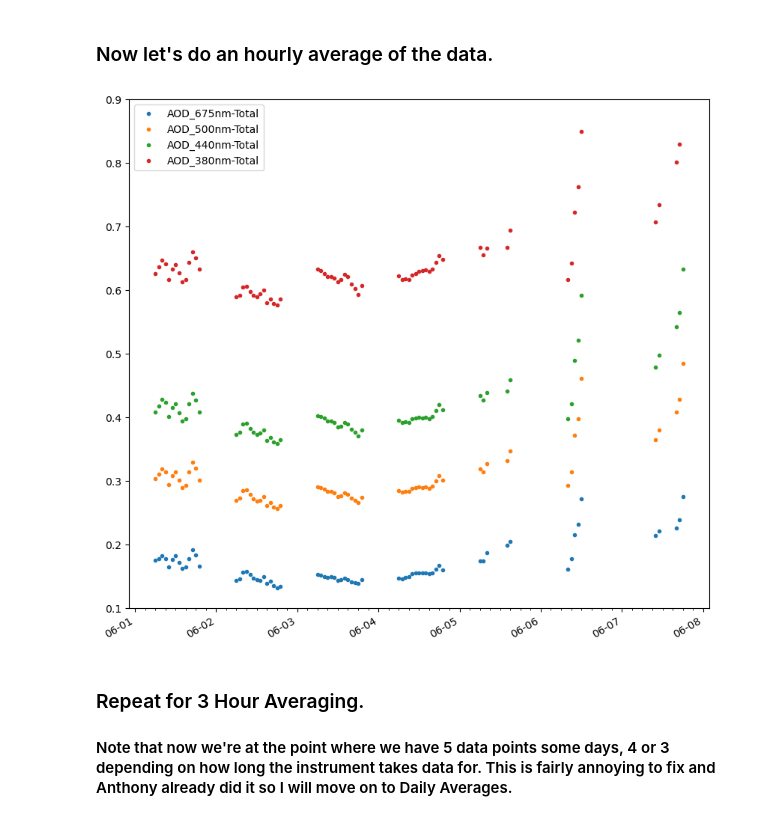
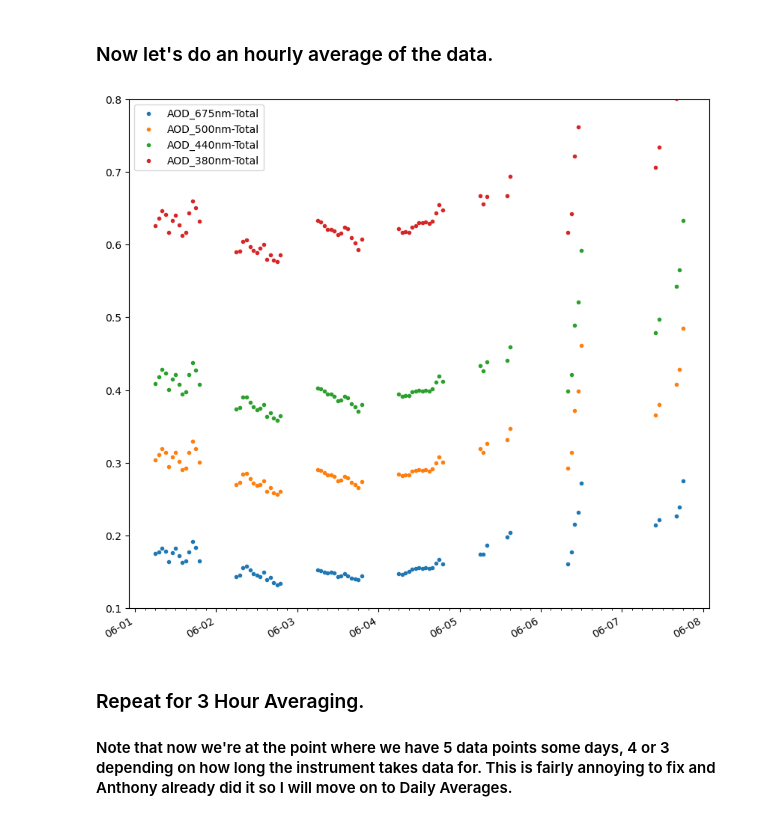
Before and after one commit to wtoslac/airquality, a Jupyter notebook: AirQuality.ipynb, the cells around one changed output. Drawn from its saved outputs; the diff is of its cells as text; code cells hidden in the pictures.

```diff
--- a/AirQuality.ipynb
+++ b/AirQuality.ipynb
@@ -67,7 +65,8 @@ plt.show()
 #### The reason that the minor and major locator tick does not line is up due to a bug since Python 3.5.2 where the HourLocator cannot do timezone correction. So its actually ploting those 3 hours tick marks in UTC. Due to the 7 hours time zone difference, it results in an 1 hour difference in the placement of the hourly tick mark relative to the Day (midnight) mark.
 # %%
 plt.figure(figsize=(10,10))
-for iWaveLength in df.columns[AODTotalColumns[3:-1]]:
+# AODTotalColumns[5] is 675nm, AODTotalColumns[-1-1] is 380nm
+for iWaveLength in df.columns[AODTotalColumns[5:-1]]:
     if(df[iWaveLength].mean() > 0):
         #print(iWaveLength])
         plt.plot(df[iWaveLength][0:494],'.',label=iWaveLength)
@@ -87,11 +86,11 @@ plt.show()
 
 #### This plot has some interesting uptake on the AOD on June 6th and 7th.
 # %%
-StartDate='2023-06-01'
-EndDate='2023-06-07'
+StartDate='2023-06-10'
+EndDate='2023-06-17'
 
 plt.figure(figsize=(10,10))
-for iWaveLength in df.columns[AODTotalColumns[3:-1]]:
+for iWaveLength in df.columns[AODTotalColumns[5:-1]]:
     if(df[iWaveLength].mean() > 0):
         #print(iWaveLength])
         plt.plot(df.loc[StartDate:EndDate,iWaveLength],'.',label=iWaveLength)
@@ -111,24 +110,24 @@ plt.show()
 # %%
 StartDate='2023-06-01'
 EndDate='2023-06-07'
 #print(df.loc[StartDate:EndDate,'AOD_440nm-Total'].resample('1h').mean())
 
 plt.figure(figsize=(10,10))
-for iWaveLength in df.columns[AODTotalColumns[3:-1]]:
+for iWaveLength in df.columns[AODTotalColumns[5:-1]]:
     if(df[iWaveLength].mean() > 0):
         #print(iWaveLength)
         plt.plot(df.loc[StartDate:EndDate,iWaveLength].resample('1h').mean(),'.',label=iWaveLength)
         #plt.plot(df[iWaveLength][0:94],'.',label=iWaveLength)
 
 plt.gcf().autofmt_xdate()
 plt.gca().xaxis.set_major_locator(mdates.DayLocator(interval=1, tz='US/Pacific'))
 plt.gca().xaxis.set_minor_locator(mdates.HourLocator(interval=3, tz='US/Pacific'))
 plt.gca().xaxis.set_major_formatter(mdates.DateFormatter('%m-%d'))
-plt.ylim(0.1,0.9)
+plt.ylim(0.1,0.8)
 plt.legend()
 plt.show()
 # %% [output]
-[figure, old version]
+[figure, new version]
 # %% [markdown]
 ### Repeat for 3 Hour Averaging.
 
```
Also changed, not shown: parts of 2 cells of this notebook.
